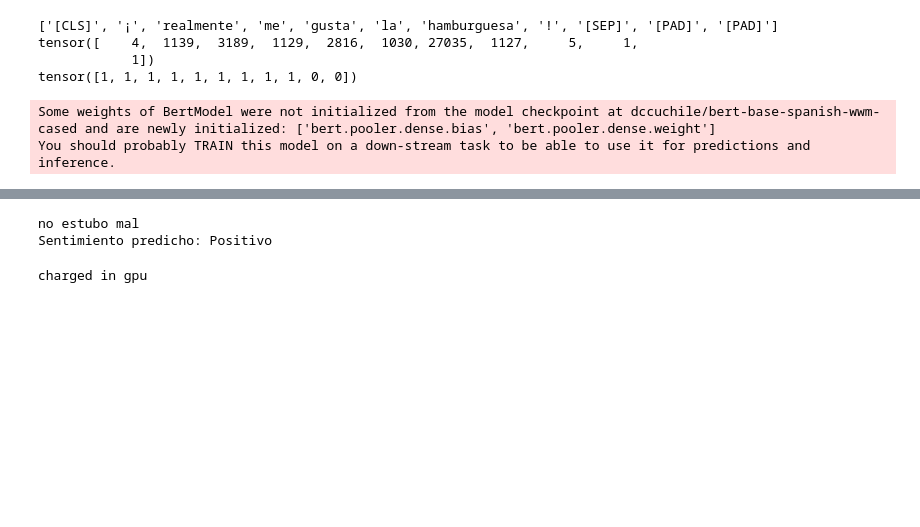
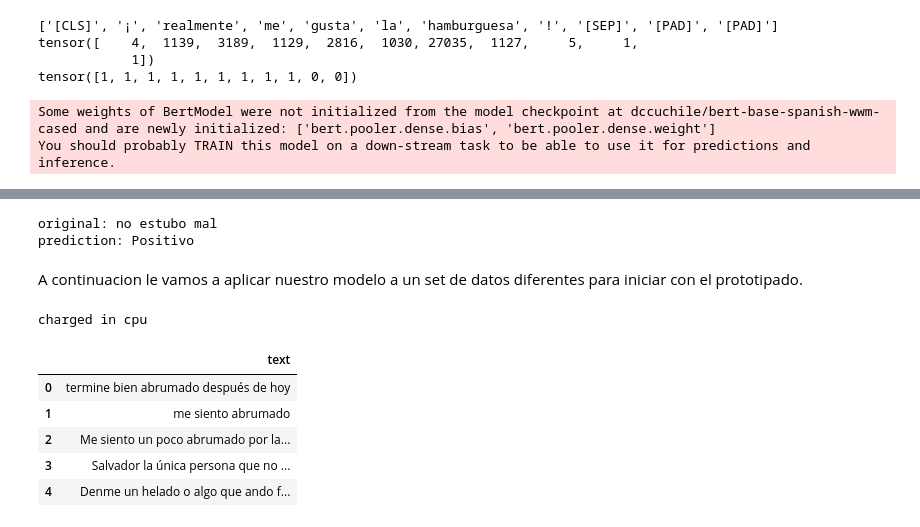
Before and after one commit to ivanpalenciab/Sentiment-analysis, a Jupyter notebook: sentiment_analysis.ipynb, the cells around one changed output, grey strips where cells are left out. Drawn from its saved outputs; the diff is of its cells as text; code cells hidden in the pictures; blank space fills up the shorter version.

```diff
--- a/sentiment_analysis.ipynb
+++ b/sentiment_analysis.ipynb
@@ -349,10 +356,11 @@ def classifySentiment(review_text):
 #text = "esta fue una experiancia bastante desagradables, esperaba algo mejor."
 text ="no estubo mal"
 
-classifySentiment(text)
+original, prediction = classifySentiment(text)
+print(f"original: {original}\nprediction: {prediction}")
 # %% [output]
-no estubo mal
-Sentimiento predicho: Positivo
+original: no estubo mal
+prediction: Positivo
 # %%
 #saving model
 ROUTE = "/content/drive/MyDrive/Sentiment analysis/Models/"
@@ -367,14 +372,25 @@ torch.save({"modelo_state_dict":model.state_dict,
+# %% [markdown]
+A continuacion le vamos a aplicar nuestro modelo a un set de datos diferentes para iniciar con el prototipado.
 # %%
 ROUTE = "/content/drive/MyDrive/Sentiment analysis/Models/"
+torch.serialization.add_safe_globals([BertModel])
 
 try:
-  charged_model = load(f"{ROUTE}/BERTo_model.joblib")
+  charged_model = load(f"{ROUTE}/BERTo_model.pth",weights_only=True)
   print("charged in gpu")
 except:
-  charged_model = torch.load(f"{ROUTE}/BERTo_model.joblib", map_location=torch.device('cpu'))
+  charged_model = torch.load(f"{ROUTE}/BERTo_model.pth", map_location=torch.device('cpu'),weights_only=False)
   print("charged in cpu")
-
-#model = BERTSentimentClassifier(NCLASSES)
-#model = model.to(device)
 # %% [output]
-charged in gpu
+charged in cpu
+# %%
+other_data= pd.read_csv(f"{FILE_ROUTE}sentiment_analysis_dataset.csv")
+other_data = other_data["text"].to_frame()
+other_data.head()
+# %% [output]
+|  | text |
+| 0 | termine bien abrumado después de hoy |
+| 1 | me siento abrumado |
+| 2 | Me siento un poco abrumado por la... |
+| 3 | Salvador la única persona que no ... |
+| 4 | Denme un helado o algo que ando f... |
```
Also changed, not shown: parts of 10 cells of this notebook.
